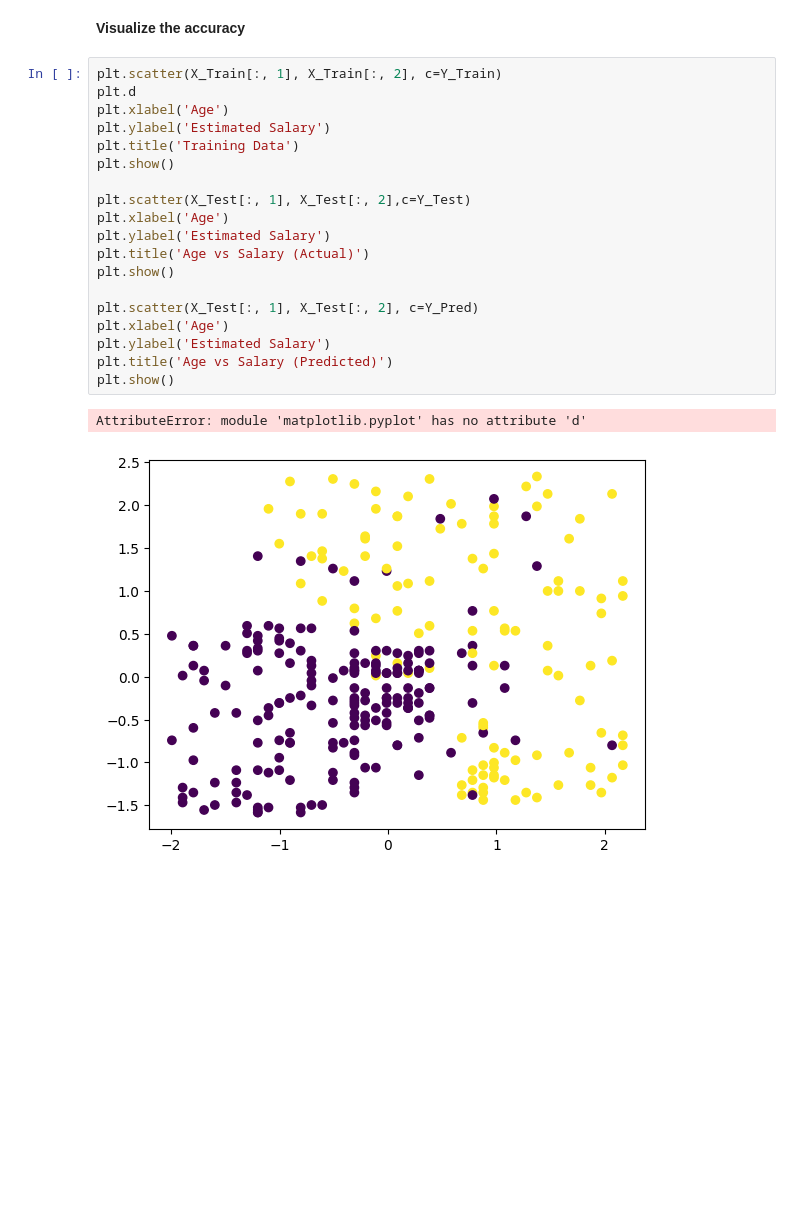
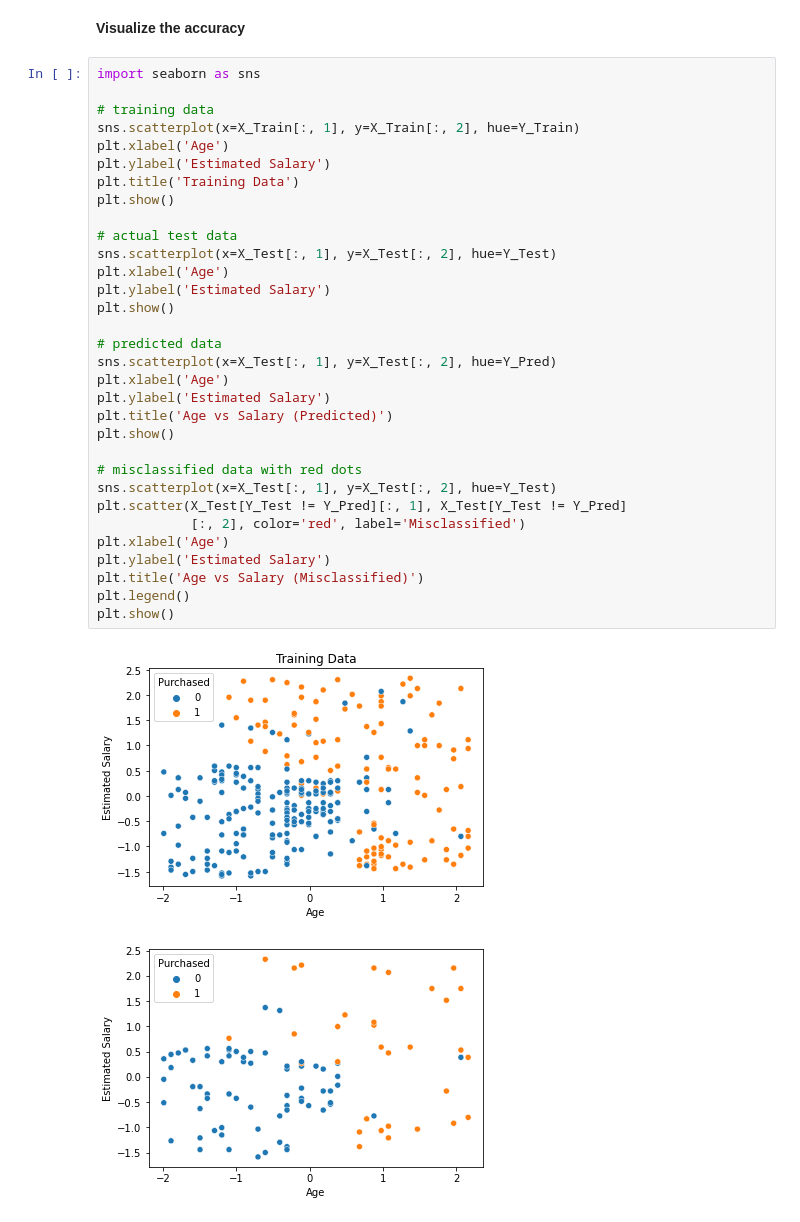
Before and after one commit to MoWafy001/AI-Project, a Jupyter notebook: SVM/SVM.ipynb, the cells around one changed output. Saved outputs shown, nothing was run; the diff lists cells and outputs as text; blank space fills up the shorter version.

Commit message:
add miscalssficication graph in SVM

```diff
--- a/SVM/SVM.ipynb
+++ b/SVM/SVM.ipynb
@@ -221,24 +220,37 @@ Not Purchased       0.96      0.94      0.95        68
 # %% [markdown]
 **Visualize the accuracy**
 # %%
-plt.scatter(X_Train[:, 1], X_Train[:, 2], c=Y_Train)
-plt.d
+import seaborn as sns
+
+# training data
+sns.scatterplot(x=X_Train[:, 1], y=X_Train[:, 2], hue=Y_Train)
 plt.xlabel('Age')
 plt.ylabel('Estimated Salary')
 plt.title('Training Data')
 plt.show()
 
-plt.scatter(X_Test[:, 1], X_Test[:, 2],c=Y_Test)
+# actual test data
+sns.scatterplot(x=X_Test[:, 1], y=X_Test[:, 2], hue=Y_Test)
 plt.xlabel('Age')
 plt.ylabel('Estimated Salary')
-plt.title('Age vs Salary (Actual)')
 plt.show()
 
-plt.scatter(X_Test[:, 1], X_Test[:, 2], c=Y_Pred)
+# predicted data
+sns.scatterplot(x=X_Test[:, 1], y=X_Test[:, 2], hue=Y_Pred)
 plt.xlabel('Age')
 plt.ylabel('Estimated Salary')
 plt.title('Age vs Salary (Predicted)')
 plt.show()
+
+# misclassified data with red dots
+sns.scatterplot(x=X_Test[:, 1], y=X_Test[:, 2], hue=Y_Test)
+plt.scatter(X_Test[Y_Test != Y_Pred][:, 1], X_Test[Y_Test != Y_Pred]
+            [:, 2], color='red', label='Misclassified')
+plt.xlabel('Age')
+plt.ylabel('Estimated Salary')
+plt.title('Age vs Salary (Misclassified)')
+plt.legend()
+plt.show()
 # %% [output]
-AttributeError: module 'matplotlib.pyplot' has no attribute 'd'
-[figure, old version]
+[figure, new version]
+[figure, added]
```
Also changed, not shown: parts of 4 cells of this notebook.
